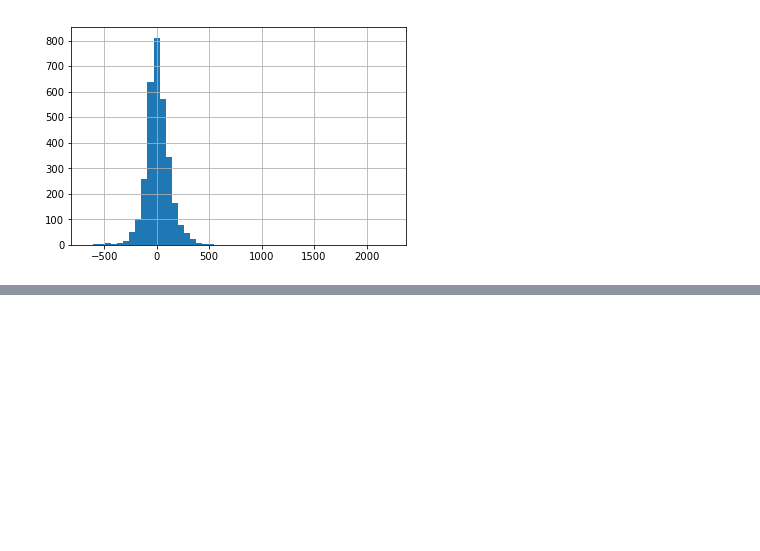
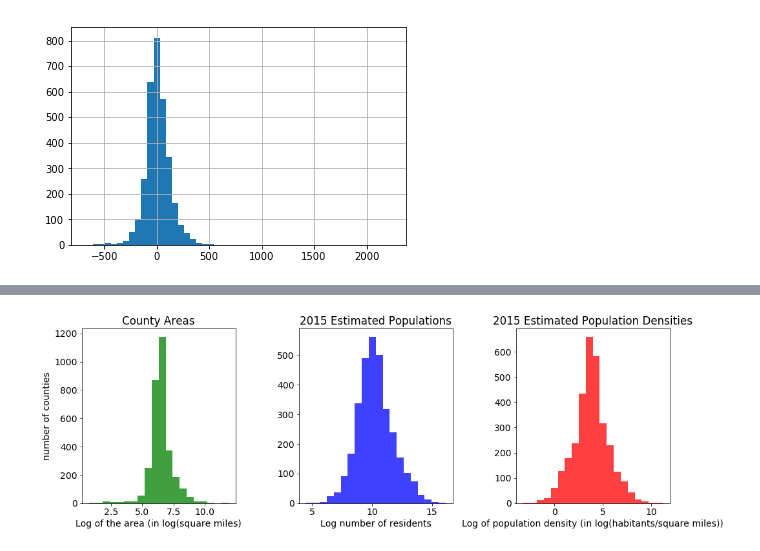
Before and after one commit to arilib/temp, a Jupyter notebook: src/eda_on_2015_pop_and_area_csv.ipynb, the cells around one changed output, grey strips where cells are left out. Drawn from its saved outputs; the diff is of its cells as text; code cells hidden in the pictures; blank space fills up the shorter version.

```diff
--- a/src/eda_on_2015_pop_and_area_csv.ipynb
+++ b/src/eda_on_2015_pop_and_area_csv.ipynb
@@ -137,0 +92,30 @@ py.iplot( fig, validate=False, filename='d3-airports' )
+# %%
+mpl.rcParams.update({
+    'font.size'           : 14.0,
+    'axes.titlesize'      : 'large',
+    'axes.labelsize'      : 'medium',
+    'xtick.labelsize'     : 'medium',
+    'ytick.labelsize'     : 'medium',
+    'legend.fontsize'     : 'large',
+})
+
+
+fig, (ax0, ax1, ax2) = plt.subplots(ncols=3, figsize=(15, 5))
+
+ax0.hist(df['log_aland_sqmi'], 20, facecolor='green', alpha=0.75)
+ax0.set_title('County Areas')
+ax0.set_ylabel('number of counties')
+ax0.set_xlabel('Log of the area (in log(square miles)')
+
+ax1.hist(df['log_pop_est_2015'], 20, facecolor='blue', alpha=0.75)
+ax1.set_title('2015 Estimated Populations')
+ax1.set_xlabel('Log number of residents')
+
+ax2.hist(df['log_pop_den_2015'], 20, facecolor='red', alpha=0.75)
+ax2.set_title('2015 Estimated Population Densities')
+ax2.set_xlabel('Log of population density (in log(habitants/square miles))')
+
+plt.savefig('../figs/area_pop_dens_hist.png')
+fig.tight_layout()
+# %% [output]
+[figure, added]
```
Also changed, not shown: parts of 8 cells of this notebook, 3 other files.
